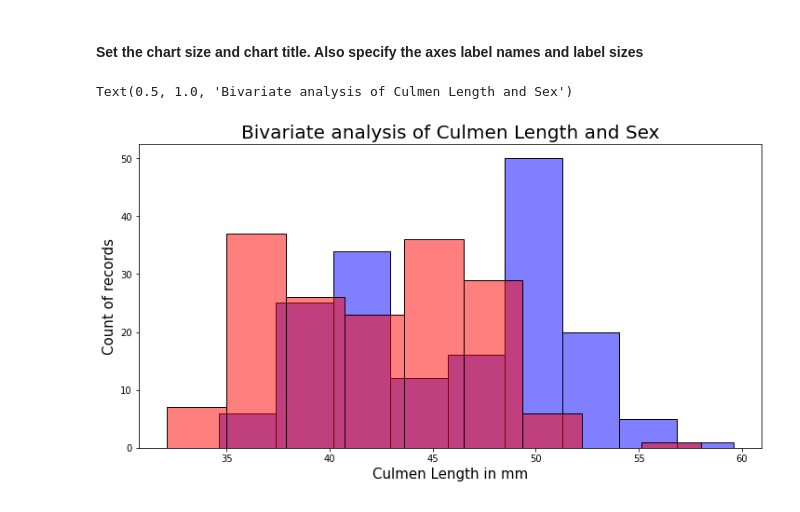
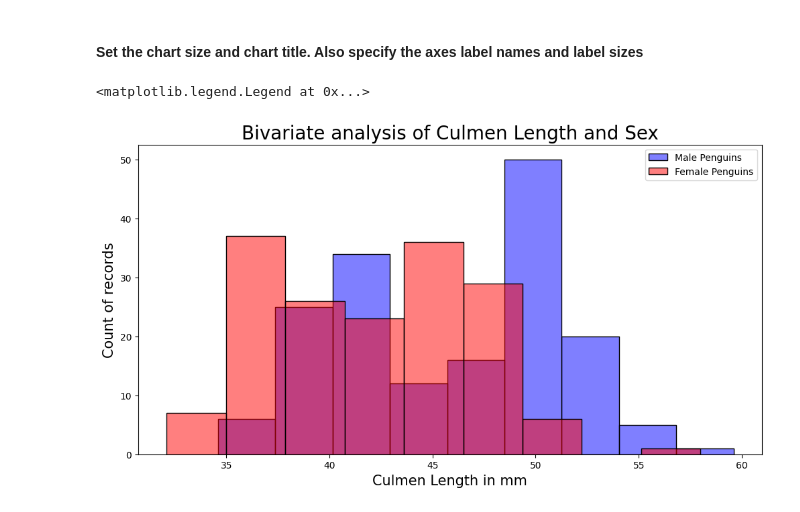
Before and after one commit to PacktPublishing/Exploratory-Data-Analysis-with-Python-Cookbook, a Jupyter notebook: Ch5/7. Creating Histograms on two variables.ipynb, the cells around one changed output. Cells and saved outputs as stored; diff of their text form; code cells hidden in the pictures.

```diff
--- a/Ch5/7. Creating Histograms on two variables.ipynb
+++ b/Ch5/7. Creating Histograms on two variables.ipynb
@@ -50,12 +50,13 @@ sns.histplot( data = penguins_data_female, x= penguins_data_female["culmen_lengt
 # %%
 plt.figure(figsize= (12,6))
 
 ax = sns.histplot( data = penguins_data_male, x= penguins_data_male["culmen_length_mm"], alpha=0.5, color = 'blue')
 ax = sns.histplot( data = penguins_data_female, x= penguins_data_female["culmen_length_mm"], alpha=0.5, color = 'red')
 
 ax.set_xlabel('Culmen Length in mm',fontsize = 15)
 ax.set_ylabel('Count of records', fontsize = 15)
 ax.set_title('Bivariate analysis of Culmen Length and Sex', fontsize= 20)
+plt.legend(['Male Penguins', 'Female Penguins'],loc="upper right")
 # %% [output]
-Text(0.5, 1.0, 'Bivariate analysis of Culmen Length and Sex')
+<matplotlib.legend.Legend at 0x...>
-[figure, old version]
+[figure, new version]
```
Also changed, not shown: parts of 1 cell of this notebook.
